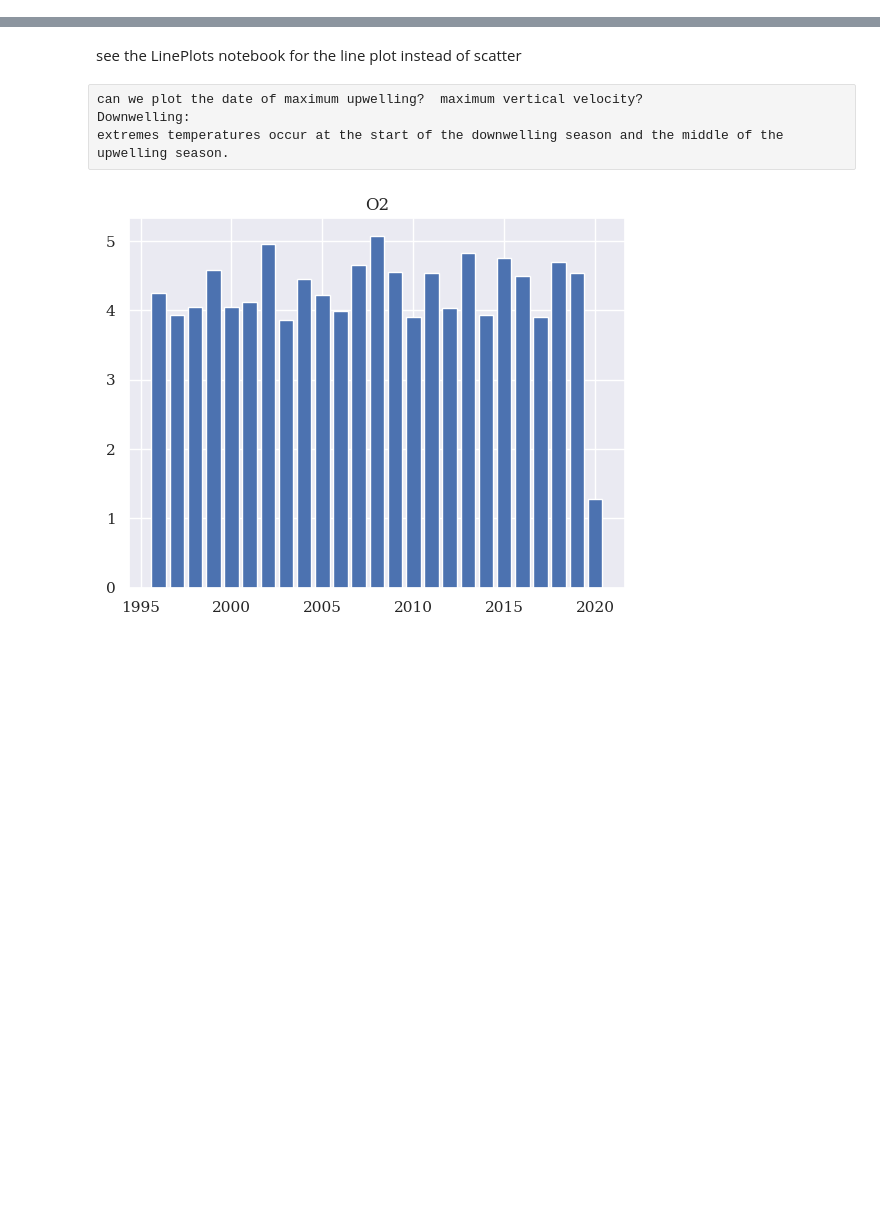
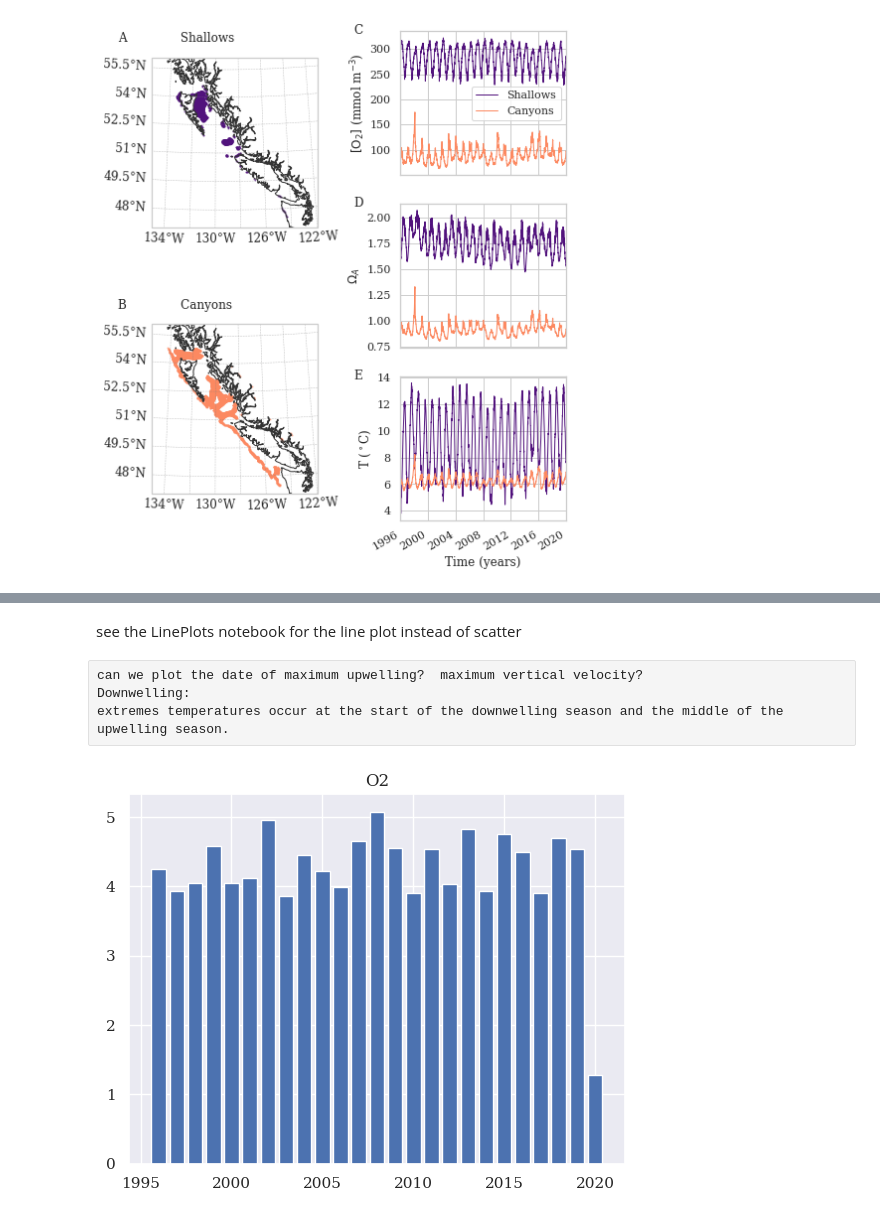
Before and after one commit to ashao/NEP36_cluster_analysis, a Jupyter notebook: compare_cluster_distributions.ipynb, the cells around one changed output, grey strips where cells are left out. Saved outputs shown, nothing was run; the diff lists cells and outputs as text; code cells hidden in the pictures; blank space fills up the shorter version.

```diff
--- a/compare_cluster_distributions.ipynb
+++ b/compare_cluster_distributions.ipynb
@@ -187,0 +107,95 @@ plt.savefig('cluster_timeseries.jpg', format='jpg', bbox_inches='tight',transpar
+# %%
+import seaborn as sns
+sns.set('notebook')
+sns.set_style('whitegrid')
+#fig, axs = plt.subplots(3, 1, sharex=True,figsize=(Wf,Hf))
+fig=plt.figure(figsize=(Wf,Hf))
+################
+subpanel = ['A','B','C','D', 'E']
+plt.rcParams["font.family"] = "Serif"
+colors=[colorA,colorB]
+p=1
+
+at=-0.2
+bt=1.15
+#ax = fig.add_subplot(2,2,p)
+for ii in np.arange(2):
+    if ii==0:
+        p=1
+    else:
+        p=3
+    cluster_id = plot_clusters[ii]
+    nlat=clusters_ds[cluster_id][var][0,:].nav_lat.values
+    nlon=clusters_ds[cluster_id][var][0,:].nav_lon.values
+    ax = fig.add_subplot(2,2,p, projection=ccrs.AlbersEqualArea(central_latitude=51, central_longitude=-129.5))
+    #ax.set_global()
+
+    ax.add_feature(cfeature.COASTLINE, edgecolor="0.2")
+    #ax.add_feature(cfeature.BORDERS, edgecolor="0.2")
+    #ax.gridlines()
+    gl = ax.gridlines(crs=ccrs.PlateCarree(), draw_labels=True,
+                  linewidth=0.5, color='gray', alpha=0.5, linestyle='--')
+    gl.xformatter = LONGITUDE_FORMATTER
+    gl.yformatter = LATITUDE_FORMATTER
+    gl.top_labels = False
+    gl.right_labels = False
+    plt.scatter(x=nlon, y=nlat,
+                color=colors[ii],
+                s=1,
+                alpha=0.5,
+                transform=ccrs.PlateCarree()) ## Important
+   # gl.xlabel_style = {'size': 10, 'rotation':45}
+    #gl.ylabel_style = { 'size':10,'rotation':45}
+    lat1=56;lat2=47;lon1=-135;lon2=-122
+    ax.set_extent([ lon1, lon2, lat1,lat2], crs=ccrs.PlateCarree())
+    ax.text(at, bt, subpanel[ii]+ '              '+cluster_names[cluster_id], transform=ax.transAxes,  va='top', fontweight='normal',zorder=1000)
+    #ax.text(0.5, 1.1, cluster_name[cluster_id], transform=ax.transAxes,  va='top', fontweight='normal',zorder=1000)
+
+    #plt.title(cluster_name[cluster_id])
+###############
+at=-0.28
+bt=1.05
+cluster_id=5
+print(cluster_id, 'depths',  clusters_ds[cluster_id].depths.mean().values)
+cluster_id=7
+print(cluster_id, 'depths',  clusters_ds[cluster_id].depths.mean().values)
+
+for i, var in enumerate(timeseries_vars):
+    #print(i)
+    if i==0:
+        p=2
+    if i==1:
+        p=4
+    if i==2:
+        p=6
+    ax = fig.add_subplot(3,2,p)
+
+    cluster_id = plot_clusters[0]
+    clusters_ds[cluster_id][var].mean('stacked_y_x').plot(label=cluster_names[cluster_id], ax=ax, linewidth=1,color=colorA)
+    print('Mean values for var', var,  clusters_ds[cluster_id][var].mean('stacked_y_x').mean().compute())
+    cluster_id = plot_clusters[1]
+    clusters_ds[cluster_id][var].mean('stacked_y_x').plot(label=cluster_names[cluster_id], ax=ax, linewidth=1, color=colorB,zorder=2)
+    print('Mean values for var', var,  clusters_ds[cluster_id][var].mean('stacked_y_x').mean().compute())
+    #ax.set_ylabel(f"{long_names[var]}\n({units[var]})")
+    if i != 2:
+        ax.set_xlabel('')
+        ax.set_xticklabels([])
+    if i == 0:
+        ax.legend()
+    if var=='OmegaA':
+        ax.set_ylabel(f"{long_names[var]}")
+    else:
+        ax.set_ylabel(f"{long_names[var]} ({units[var]})")
+    ax.grid('on')
+    #ax.set_title(f'({subpanel[i]})')
+    ax.text(at, bt, subpanel[i+2], transform=ax.transAxes,  va='top', fontweight='normal',zorder=1000)
+
+    plt.axis('tight')
+    X=ax.get_xticks()
+    #print(X)
+    plt.title('')
+    plt.xlim([X[1], X[-2]])
+plt.xlabel('Time (years)')
+plt.subplots_adjust(wspace=0.5)
+plt.savefig('../Figures/cluster_timeseries.jpg', format='jpg', bbox_inches='tight',transparent=False,dpi=500)
+# %% [output]
@@ -188,3 +219,4 @@ plt.savefig('cluster_timeseries.jpg', format='jpg', bbox_inches='tight',transpar
+[figure, added]
 # %%
 fig=plt.figure(figsize=(Wf,Hf))
 ################
```
Also changed, not shown: parts of 8 cells of this notebook, 12 other files.
